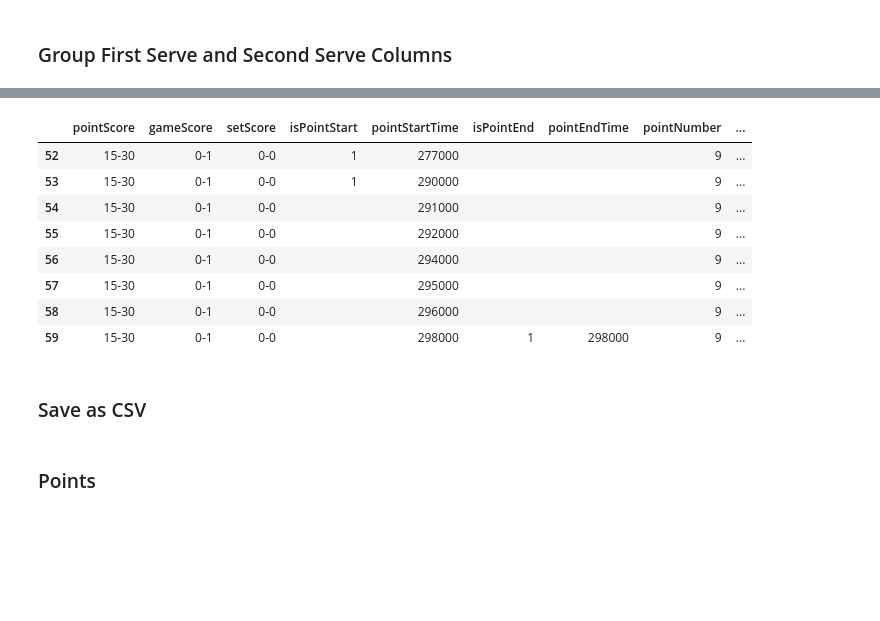
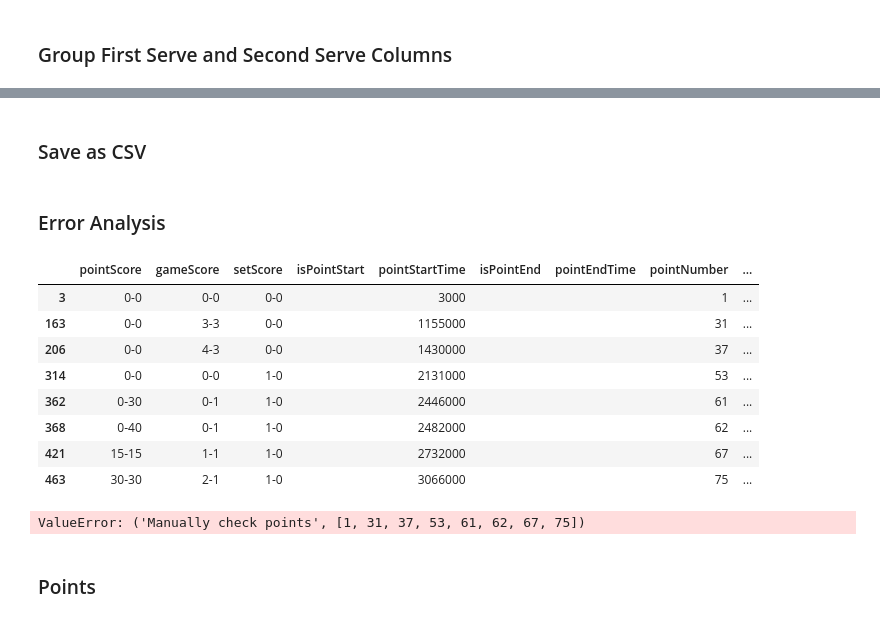
Before and after one commit to bruin-tennis-consulting/swingvision, a Jupyter notebook: swingvision_transformation.ipynb, the cells around one changed output, grey strips where cells are left out. Cells and saved outputs as stored; diff of their text form; code cells hidden in the pictures; blank space fills up the shorter version.

```diff
--- a/swingvision_transformation.ipynb
+++ b/swingvision_transformation.ipynb
@@ -647,0 +684,11 @@ shot_data[shot_data['pointNumber'] == 10]
+# %%
+def wide_right_function(side, x, y, end):
+    if (side == 'far' and x < -157.5 and end == 1) or (side == 'near' and x > 157.5 and end == 1):
+        return 1
+    return np.nan
+
+# Assign 'isErrorWideR' using values from both 'swing_data' and 'shot_data'
+shot_data['isErrorWideR'] = shot_data.apply(lambda x: wide_right_function(swing_data.loc[x.name, 'Hit Side'],
+                                                                x['shotLocationX'], x['shotLocationY'], x['isPointEnd']), axis=1)
+
+shot_data[shot_data['isErrorWideR'] == 1]
@@ -728,16 +765,3 @@ shot_data[shot_data['pointNumber'] == 9]
-# %%
-test_df = shot_data[shot_data['pointNumber'] == 9]
-test_df
-# %% [output]
-|  | pointScore | gameScore | setScore | isPointStart | pointStartTime | isPointEnd | pointEndTime | pointNumber | ... |
-| 52 | 15-30 | 0-1 | 0-0 | 1 | 277000 |  |  | 9 | ... |
-| 53 | 15-30 | 0-1 | 0-0 | 1 | 290000 |  |  | 9 | ... |
-| 54 | 15-30 | 0-1 | 0-0 |  | 291000 |  |  | 9 | ... |
-| 55 | 15-30 | 0-1 | 0-0 |  | 292000 |  |  | 9 | ... |
-| 56 | 15-30 | 0-1 | 0-0 |  | 294000 |  |  | 9 | ... |
-| 57 | 15-30 | 0-1 | 0-0 |  | 295000 |  |  | 9 | ... |
-| 58 | 15-30 | 0-1 | 0-0 |  | 296000 |  |  | 9 | ... |
-| 59 | 15-30 | 0-1 | 0-0 |  | 298000 | 1 | 298000 | 9 | ... |
 # %%
 # All columns
 default_cols = ['pointScore', 'gameScore', 'setScore', 'isPointStart', 'pointStartTime',
@@ -785,3 +809,29 @@ player1NameNoSpace = str(shot_data.iloc[0]['player1Name']).replace(" ", "")
 player2NameNoSpace = str(shot_data.iloc[0]['player2Name']).replace(" ", "")
 
 shot_data.to_csv(f'swingvision_{player1NameNoSpace}_{player2NameNoSpace}.csv', index=False)
+# %% [markdown]
+### Error Analysis
+# %%
+point_error = shot_data[(shot_data['isPointEnd'] != 1) & (shot_data['isPointStart'] != 1) &
+          ((shot_data['isWinner'] == 1) |
+          (shot_data['isErrorNet'] == 1) |
+          (shot_data['isErrorLong'] == 1) |
+          (shot_data['isErrorWideL'] == 1) |
+          (shot_data['isErrorWideR'] == 1))]
+
+point_error_numbers = point_error['pointNumber'].to_list()
+
+if len(point_error) > 0:
+    display(point_error)
+    raise ValueError('Manually check points', point_error_numbers)
+# %% [output]
+|  | pointScore | gameScore | setScore | isPointStart | pointStartTime | isPointEnd | pointEndTime | pointNumber | ... |
+| 3 | 0-0 | 0-0 | 0-0 |  | 3000 |  |  | 1 | ... |
+| 163 | 0-0 | 3-3 | 0-0 |  | 1155000 |  |  | 31 | ... |
+| 206 | 0-0 | 4-3 | 0-0 |  | 1430000 |  |  | 37 | ... |
+| 314 | 0-0 | 0-0 | 1-0 |  | 2131000 |  |  | 53 | ... |
+| 362 | 0-30 | 0-1 | 1-0 |  | 2446000 |  |  | 61 | ... |
+| 368 | 0-40 | 0-1 | 1-0 |  | 2482000 |  |  | 62 | ... |
+| 421 | 15-15 | 1-1 | 1-0 |  | 2732000 |  |  | 67 | ... |
+| 463 | 30-30 | 2-1 | 1-0 |  | 3066000 |  |  | 75 | ... |
+ValueError: ('Manually check points', [1, 31, 37, 53, 61, 62, 67, 75])
```
Also changed, not shown: parts of 24 cells of this notebook, 3 other files.
